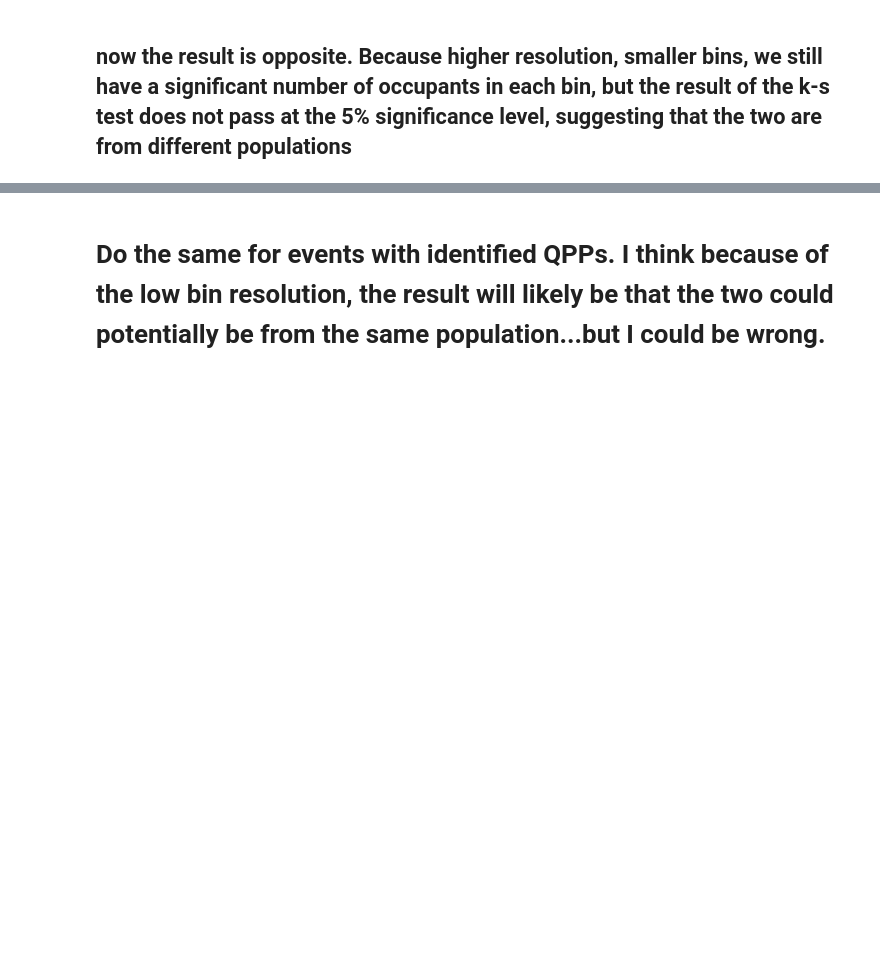
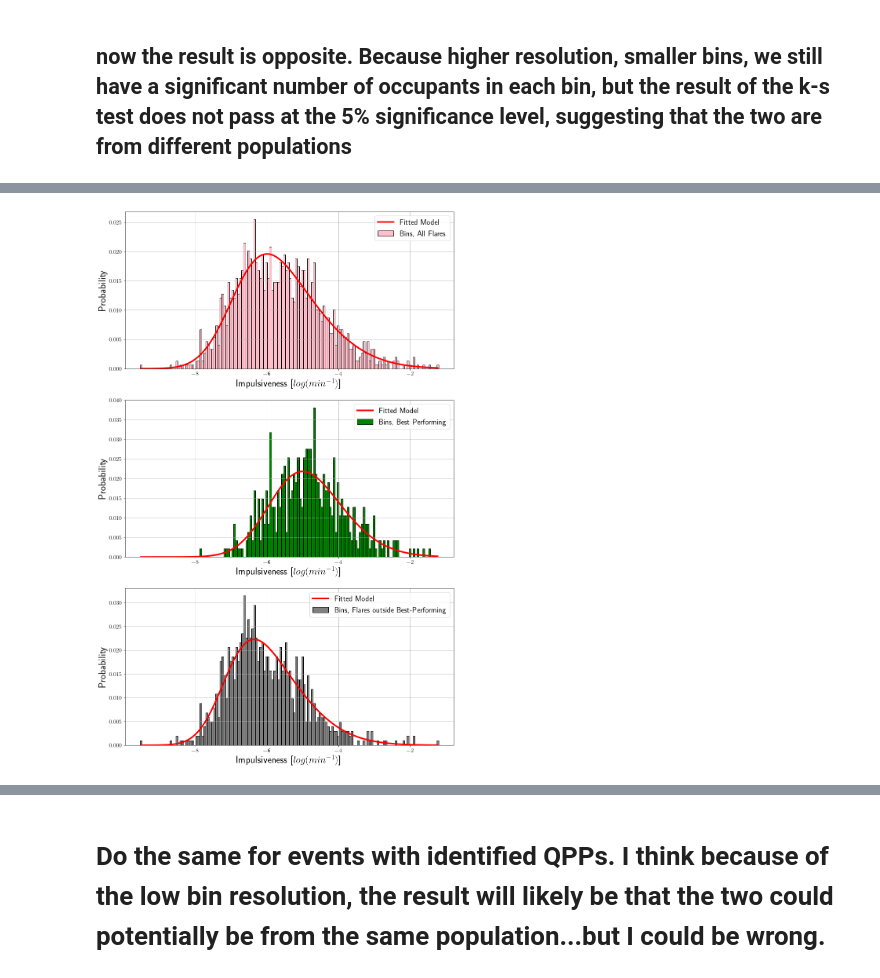
Before and after one commit to coletamburri2112/imp_dev, a Jupyter notebook: fit_imp_distribution_relative.ipynb, the cells around one changed output, grey strips where cells are left out. Saved outputs shown, nothing was run; the diff lists cells and outputs as text; code cells hidden in the pictures; blank space fills up the shorter version.

```diff
--- a/fit_imp_distribution_relative.ipynb
+++ b/fit_imp_distribution_relative.ipynb
@@ -436,0 +342,29 @@ dist3.plot_summary(figsize=(5,5))
+# %%
+fig,[ax1,ax2,ax3] = plt.subplots(3,1,figsize=(15,25))
+binw = edges[1]-edges[0]
+
+ax1.bar(edges[0:-1],h[0]/sum(h[0]),label='Bins, All Flares',width=(edges[1]-edges[0]),edgecolor='black',facecolor='pink')
+ax1.plot(edges[0:-1],(skewedgauss)/sum(skewedgauss),label='Fitted Model',color='red',linewidth=4)
+ax1.legend(fontsize=20)
+ax1.grid()
+ax1.set_ylabel('Probability',fontsize=25)
+ax1.set_xlabel('Impulsiveness [$log(min^{-1})$]',fontsize=25)
+ax1.tick_params(labelsize=15)
+
+ax2.bar(edges[0:-1],f[0]/sum(f[0]),label='Bins, Best Performing',width=(edges[1]-edges[0]),edgecolor='black',facecolor='green')
+ax2.plot(edges[0:-1],(skewedgauss2/sum(skewedgauss2)),label='Fitted Model',color='red',linewidth=4)
+ax2.legend(fontsize=20)
+ax2.grid()
+ax2.set_ylabel('Probability',fontsize=25)
+ax2.set_xlabel('Impulsiveness [$log(min^{-1})$]',fontsize=25)
+ax2.tick_params(labelsize=15)
+
+ax3.bar(edges[0:-1],g[0]/sum(g[0]),label='Bins, Flares outside Best-Performing',width=(edges[1]-edges[0]),edgecolor='black',facecolor='grey')
+ax3.plot(edges[0:-1],(skewedgauss3/sum(skewedgauss3)),label='Fitted Model',color='red',linewidth=4)
+ax3.legend(fontsize=20)
+ax3.grid()
+ax3.set_ylabel('Probability',fontsize=25)
+ax3.set_xlabel('Impulsiveness [$log(min^{-1})$]',fontsize=25)
+ax3.tick_params(labelsize=15)
+# %% [output]
+[figure, added]
```
Also changed, not shown: parts of 44 cells of this notebook.
